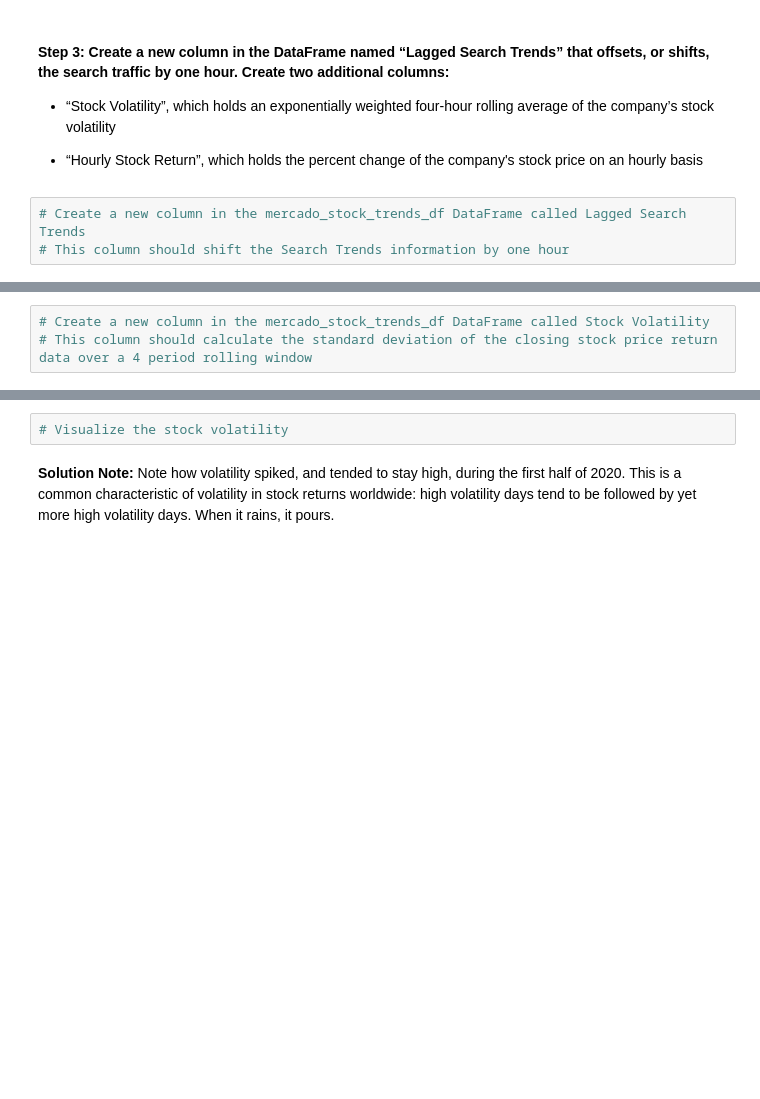
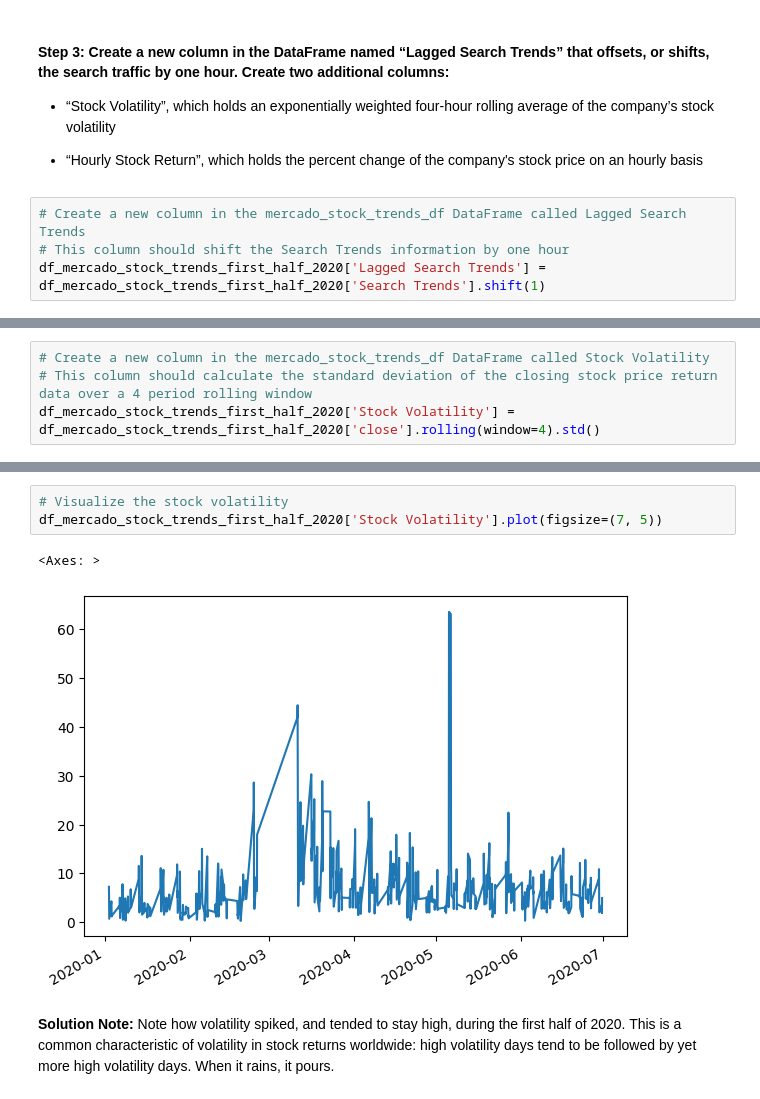
Before and after one commit to edoucet-AI/phophet-challenge, a Jupyter notebook: forecasting_net_prophet.ipynb, the cells around one changed output, grey strips where cells are left out. Cells and saved outputs as stored; diff of their text form; blank space fills up the shorter version.

```diff
--- a/forecasting_net_prophet.ipynb
+++ b/forecasting_net_prophet.ipynb
@@ -333,3 +371,4 @@ display(df_mercado_stock.tail())
 # %%
 # Create a new column in the mercado_stock_trends_df DataFrame called Lagged Search Trends
 # This column should shift the Search Trends information by one hour
+df_mercado_stock_trends_first_half_2020['Lagged Search Trends'] = df_mercado_stock_trends_first_half_2020['Search Trends'].shift(1)
@@ -336,3 +381,4 @@ display(df_mercado_stock.tail())
 # %%
 # Create a new column in the mercado_stock_trends_df DataFrame called Stock Volatility
 # This column should calculate the standard deviation of the closing stock price return data over a 4 period rolling window
+df_mercado_stock_trends_first_half_2020['Stock Volatility'] = df_mercado_stock_trends_first_half_2020['close'].rolling(window=4).std()
@@ -339,5 +391,9 @@ display(df_mercado_stock.tail())
 # %%
 # Visualize the stock volatility
+df_mercado_stock_trends_first_half_2020['Stock Volatility'].plot(figsize=(7, 5))
+# %% [output]
+<Axes: >
+[figure, added]
 # %% [markdown]
 **Solution Note:** Note how volatility spiked, and tended to stay high, during the first half of 2020. This is a common characteristic of volatility in stock returns worldwide: high volatility days tend to be followed by yet more high volatility days. When it rains, it pours.
 # %%
```
Also changed, not shown: parts of 9 cells of this notebook.
